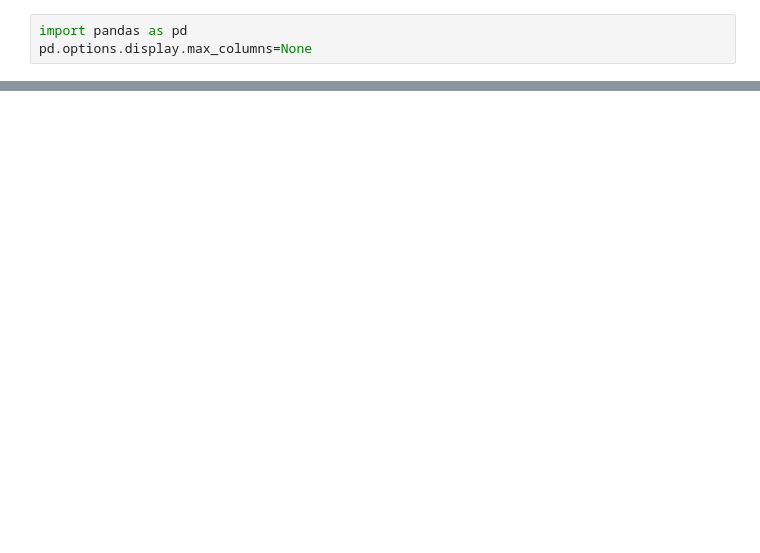
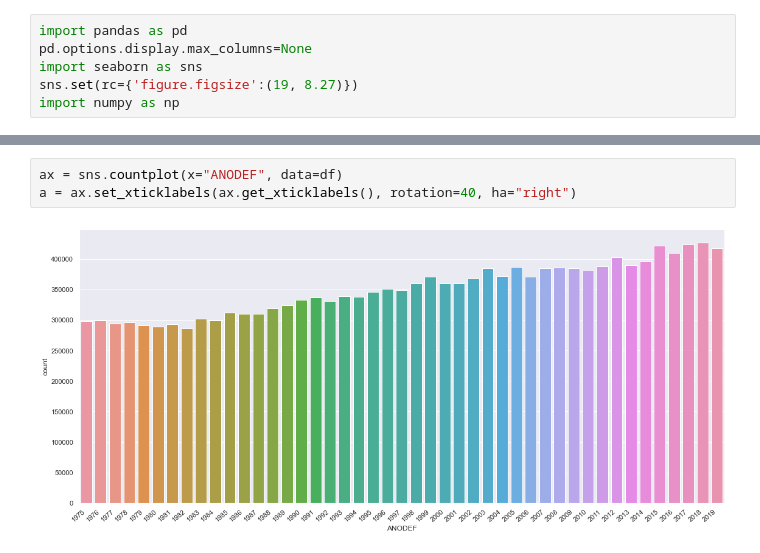
Before and after one commit to sofiajaime/mortality-es, a Jupyter notebook: notebooks/analyse_data.ipynb, the cells around one changed output, grey strips where cells are left out. Saved outputs shown, nothing was run; the diff lists cells and outputs as text; blank space fills up the shorter version.

```diff
--- a/notebooks/analyse_data.ipynb
+++ b/notebooks/analyse_data.ipynb
@@ -1,6 +1,9 @@
 # %%
 import pandas as pd
 pd.options.display.max_columns=None
+import seaborn as sns
+sns.set(rc={'figure.figsize':(19, 8.27)})
+import numpy as np
 # %%
 df = pd.read_csv("../scripts/output/mort_ES_1975_2019.csv")
 print(df.shape)
@@ -36,0 +40,5 @@ df.groupby("ANODEF").count()
+# %%
+ax = sns.countplot(x="ANODEF", data=df)
+a = ax.set_xticklabels(ax.get_xticklabels(), rotation=40, ha="right")
+# %% [output]
+[figure, added]
```
Also changed, not shown: parts of 2 cells of this notebook, 3 other files.
